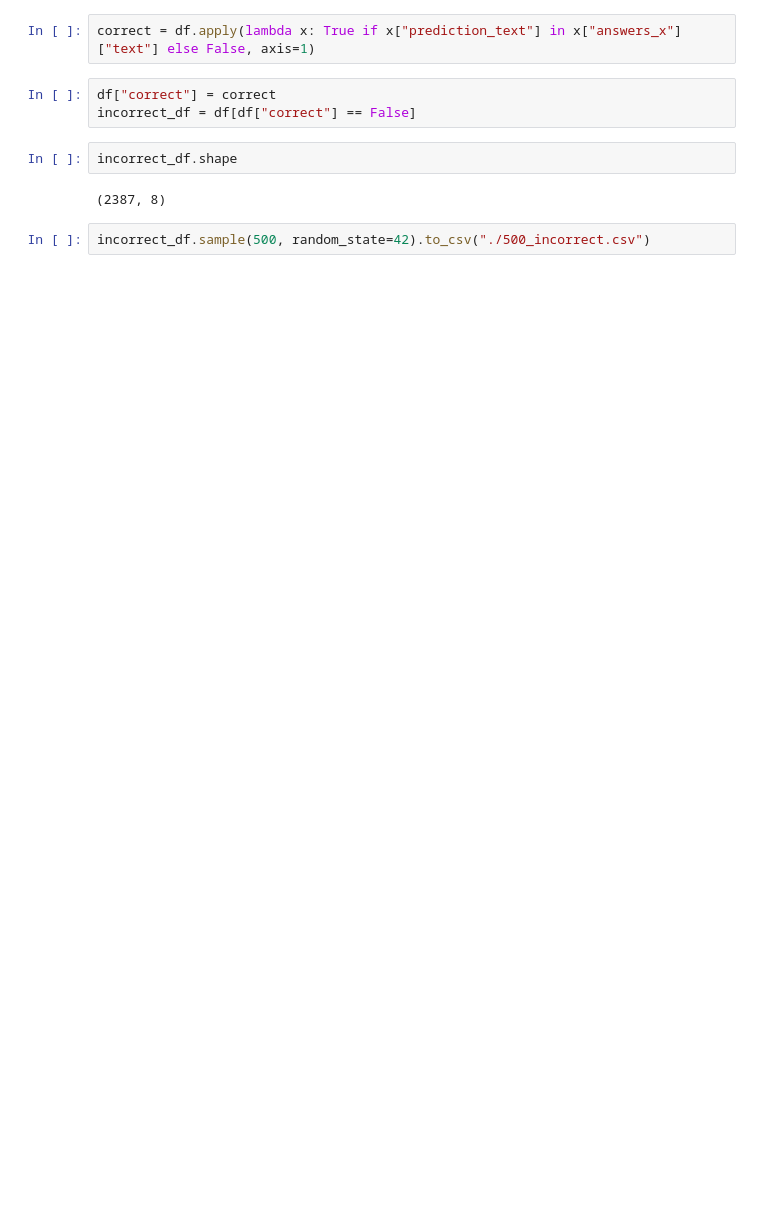
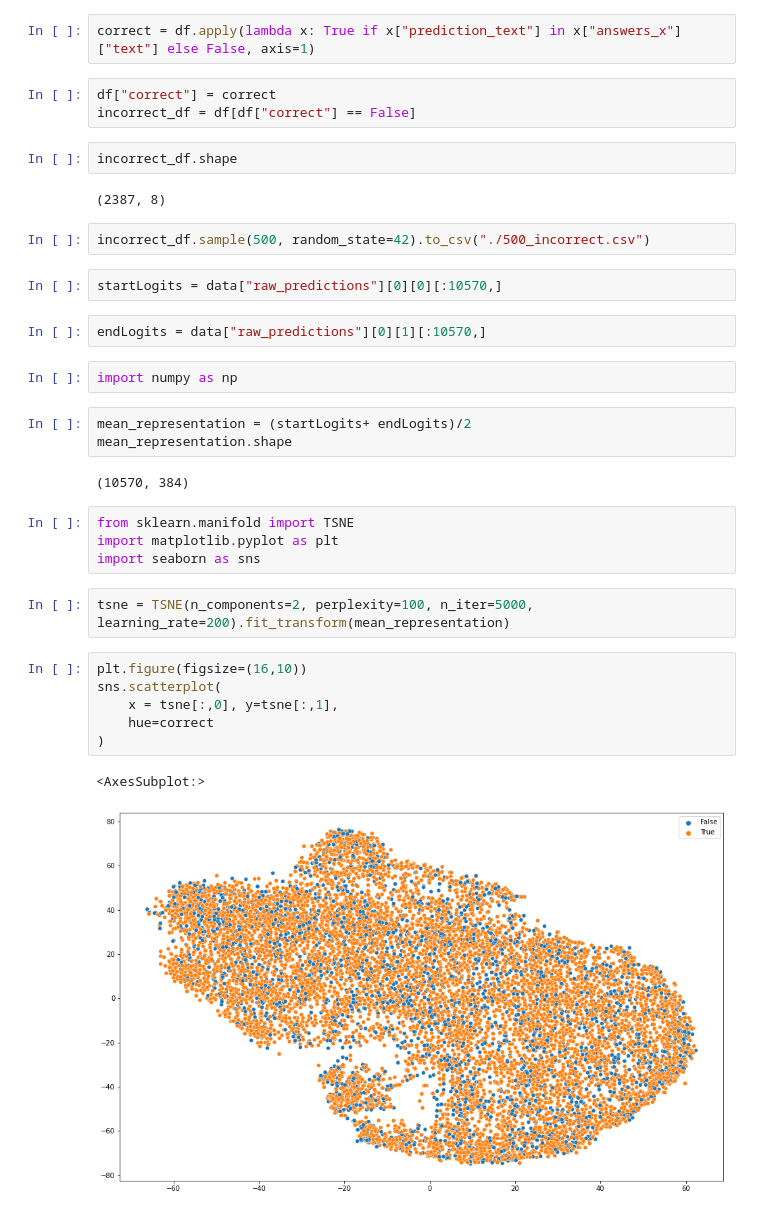
Before and after one commit to parkererickson/csci8980-hw2, a Jupyter notebook: process_out.ipynb, the cells around one changed output. Drawn from its saved outputs; the diff is of its cells as text; blank space fills up the shorter version.

```diff
--- a/process_out.ipynb
+++ b/process_out.ipynb
@@ -125,3 +125,29 @@ incorrect_df.shape
 (2387, 8)
 # %%
 incorrect_df.sample(500, random_state=42).to_csv("./500_incorrect.csv")
+# %%
+startLogits = data["raw_predictions"][0][0][:10570,]
+# %%
+endLogits = data["raw_predictions"][0][1][:10570,]
+# %%
+import numpy as np
+# %%
+mean_representation = (startLogits+ endLogits)/2
+mean_representation.shape
+# %% [output]
+(10570, 384)
+# %%
+from sklearn.manifold import TSNE
+import matplotlib.pyplot as plt
+import seaborn as sns
+# %%
+tsne = TSNE(n_components=2, perplexity=100, n_iter=5000, learning_rate=200).fit_transform(mean_representation)
+# %%
+plt.figure(figsize=(16,10))
+sns.scatterplot(
+    x = tsne[:,0], y=tsne[:,1],
+    hue=correct
+)
+# %% [output]
+<AxesSubplot:>
+[figure, added]
```
Also changed, not shown: 1 other file.
